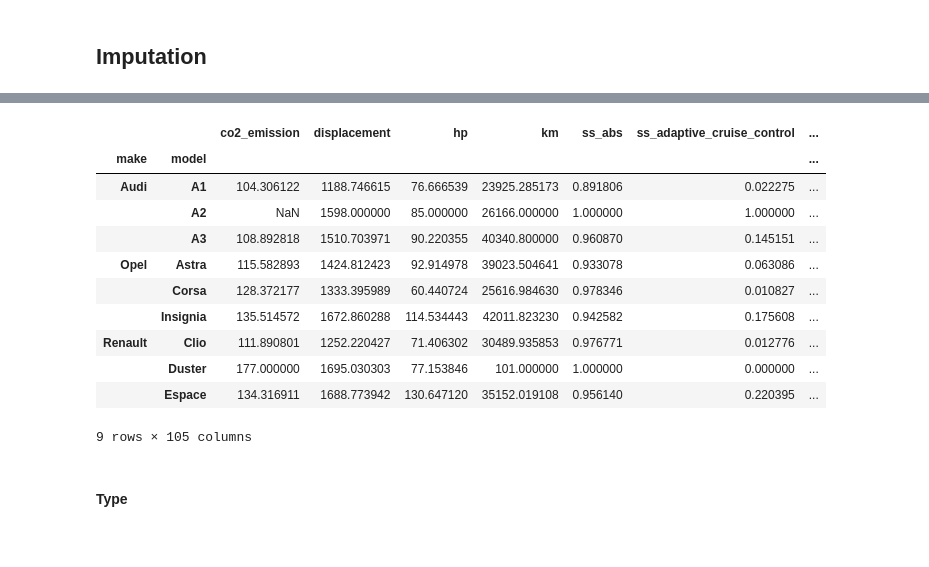
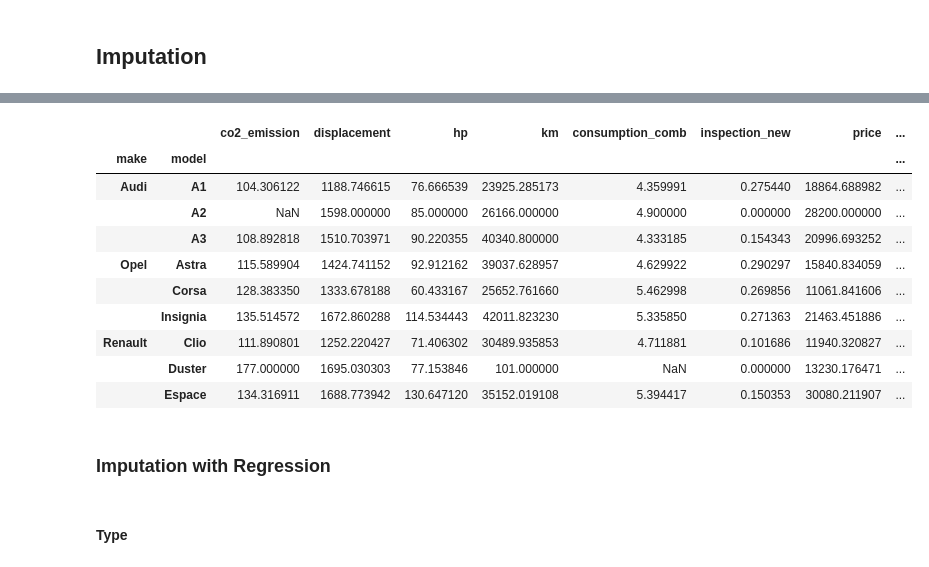
Before and after one commit to kaymal/price-prediction, a Jupyter notebook: trgt/missing-value-outlier-analysis.ipynb, the cells around one changed output, grey strips where cells are left out. Drawn from its saved outputs; the diff is of its cells as text; code cells hidden in the pictures.

```diff
--- a/trgt/missing-value-outlier-analysis.ipynb
+++ b/trgt/missing-value-outlier-analysis.ipynb
@@ -202,7 +214,7 @@ for column in column_list:
 def detect_replace_outliers(data, columns, thres_low, thres_high):
     '''
     Detects outliers and replace them with NaN in a conservative way to
-    prepare data for initial modeling. Specific threshold or limit for each
+    prepare data for modeling. Specific threshold or limit for each
     feature can be used for better results. This function needs to be
     revisited for further analyis!
     '''
@@ -261,3 +301,6 @@ for column in column_list:
+# %%
+# Drop 4 rows from df
+df.drop(df.price.sort_values().head(4).index.to_list(), inplace=True)
 # %% [markdown]
 ## Imputation
 # %%
@@ -301,15 +380,14 @@ dtype: int64
 # %%
-df.groupby(['make', 'model']).mean()
+non_dummy.groupby(['make', 'model']).mean()
 # %% [output]
-|  |  | co2_emission | displacement | hp | km | ss_abs | ss_adaptive_cruise_control | ... |
-| make | model |  |  |  |  |  |  | ... |
-| Audi | A1 | 104.306122 | 1188.746615 | 76.666539 | 23925.285173 | 0.891806 | 0.022275 | ... |
-|  | A2 | NaN | 1598.000000 | 85.000000 | 26166.000000 | 1.000000 | 1.000000 | ... |
-|  | A3 | 108.892818 | 1510.703971 | 90.220355 | 40340.800000 | 0.960870 | 0.145151 | ... |
-| Opel | Astra | 115.582893 | 1424.812423 | 92.914978 | 39023.504641 | 0.933078 | 0.063086 | ... |
-|  | Corsa | 128.372177 | 1333.395989 | 60.440724 | 25616.984630 | 0.978346 | 0.010827 | ... |
-|  | Insignia | 135.514572 | 1672.860288 | 114.534443 | 42011.823230 | 0.942582 | 0.175608 | ... |
-| Renault | Clio | 111.890801 | 1252.220427 | 71.406302 | 30489.935853 | 0.976771 | 0.012776 | ... |
-|  | Duster | 177.000000 | 1695.030303 | 77.153846 | 101.000000 | 1.000000 | 0.000000 | ... |
-|  | Espace | 134.316911 | 1688.773942 | 130.647120 | 35152.019108 | 0.956140 | 0.220395 | ... |
+|  |  | co2_emission | displacement | hp | km | consumption_comb | inspection_new | price | ... |
+| make | model |  |  |  |  |  |  |  | ... |
+| Audi | A1 | 104.306122 | 1188.746615 | 76.666539 | 23925.285173 | 4.359991 | 0.275440 | 18864.688982 | ... |
+|  | A2 | NaN | 1598.000000 | 85.000000 | 26166.000000 | 4.900000 | 0.000000 | 28200.000000 | ... |
+|  | A3 | 108.892818 | 1510.703971 | 90.220355 | 40340.800000 | 4.333185 | 0.154343 | 20996.693252 | ... |
+| Opel | Astra | 115.589904 | 1424.741152 | 92.912162 | 39037.628957 | 4.629922 | 0.290297 | 15840.834059 | ... |
+|  | Corsa | 128.383350 | 1333.678188 | 60.433167 | 25652.761660 | 5.462998 | 0.269856 | 11061.841606 | ... |
+|  | Insignia | 135.514572 | 1672.860288 | 114.534443 | 42011.823230 | 5.335850 | 0.271363 | 21463.451886 | ... |
+| Renault | Clio | 111.890801 | 1252.220427 | 71.406302 | 30489.935853 | 4.711881 | 0.101686 | 11940.320827 | ... |
+|  | Duster | 177.000000 | 1695.030303 | 77.153846 | 101.000000 | NaN | 0.000000 | 13230.176471 | ... |
+|  | Espace | 134.316911 | 1688.773942 | 130.647120 | 35152.019108 | 5.394417 | 0.150353 | 30080.211907 | ... |
-9 rows × 105 columns
@@ -316,3 +399,5 @@ df.groupby(['make', 'model']).mean()
+# %% [markdown]
+### Imputation with Regression
 # %% [markdown]
 #### Type
 # %%
```
Also changed, not shown: parts of 24 cells of this notebook.
